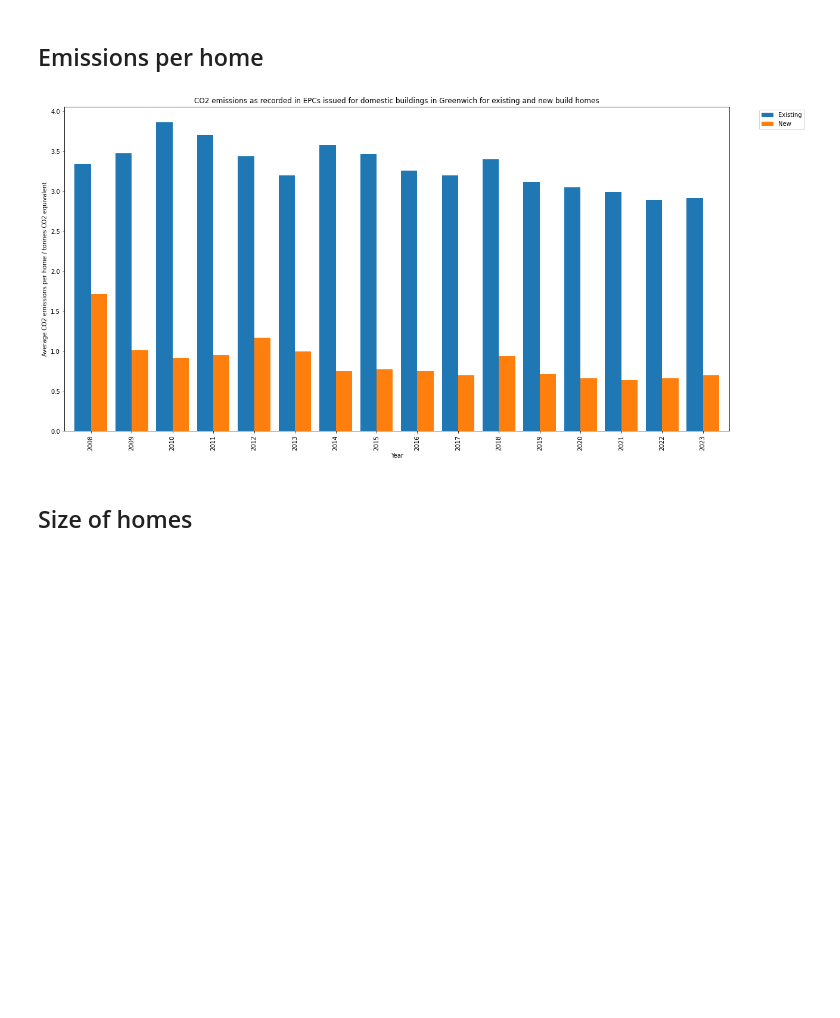
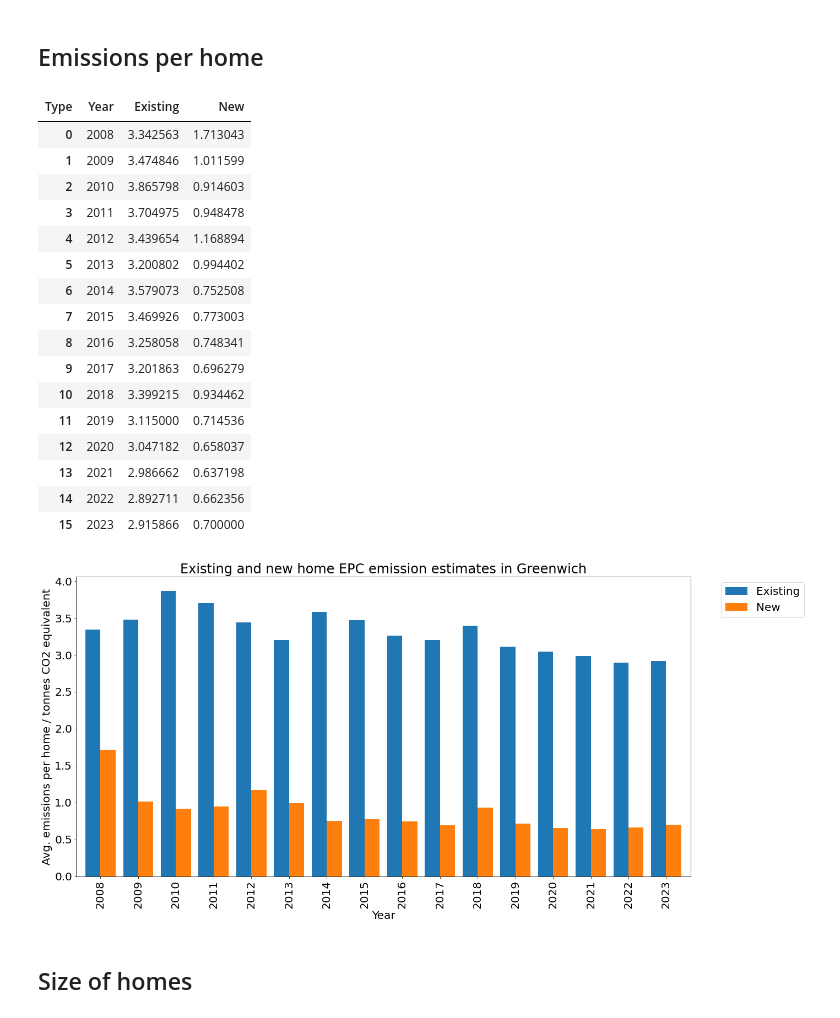
Before and after one commit to greener-greenwich/data, a Jupyter notebook: epc/2023-11-Exploring-EPC.ipynb, the cells around one changed output. Saved outputs shown, nothing was run; the diff lists cells and outputs as text; code cells hidden in the pictures; blank space fills up the shorter version.

```diff
--- a/epc/2023-11-Exploring-EPC.ipynb
+++ b/epc/2023-11-Exploring-EPC.ipynb
@@ -323,13 +323,16 @@ plot_a = regional_ratings_by_year_df[["Year", "A%", "B%", "C%", "D%", "E%", "F%"
 
 plot_a.plot(x = 'Year',
             kind = 'bar',
-            title = 'Percentage ratings of domestic building EPCs issued in ' + relevant_region + ' for existing buildings and new builds',
+            title = 'Ratings of domestic EPCs issued in ' + relevant_region + ' (existing and new builds)',
             stacked = 'True',
             color = ['#82ce92', '#11ba69', '#8dc946', '#fdd502', '#faaf73', '#ed8022', '#ea153e'],
             width = 1)
 
+plt.rcParams["font.size"] = 20
+plt.rcParams["axes.titlesize"] = 24
 plt.rcParams["figure.figsize"] = (20, 10)
-plt.ylabel("EPC Certificates Issued in Year / %")
+plt.gca().set_frame_on(False)
+plt.ylabel("EPCs Issued in Year / %")
 plt.legend(bbox_to_anchor=(1.04, 1), loc="upper left")
 plt.show()
 # %% [output]
@@ -407,18 +413,36 @@ This discrepancy will only become more pronounced as the grid decarbonises, beca
 # %%
 plot_e = pd.pivot_table(regional_new_existing_co2_by_year_df, values = 'CO2 Emissions per home', index='Year', columns = ['Type']).reset_index()
 
+display(plot_e)
 
 plot_e.plot(x = 'Year',
             kind = 'bar',
-            title = 'CO2 emissions as recorded in EPCs issued for domestic buildings in ' + relevant_region + ' for existing and new build homes',
+            title = 'Existing and new home EPC emission estimates in ' + relevant_region,
             width = 0.8)
 
 plt.rcParams["figure.figsize"] = (20, 10)
-plt.ylabel("Average CO2 emissions per home / tonnes CO2 equivalent")
+plt.ylabel("Avg. emissions per home / tonnes CO2 equivalent")
 plt.legend(bbox_to_anchor=(1.04, 1), loc="upper left")
 plt.show()
 # %% [output]
+| Type | Year | Existing | New |
+| 0 | 2008 | 3.342563 | 1.713043 |
+| 1 | 2009 | 3.474846 | 1.011599 |
+| 2 | 2010 | 3.865798 | 0.914603 |
+| 3 | 2011 | 3.704975 | 0.948478 |
+| 4 | 2012 | 3.439654 | 1.168894 |
+| 5 | 2013 | 3.200802 | 0.994402 |
+| 6 | 2014 | 3.579073 | 0.752508 |
+| 7 | 2015 | 3.469926 | 0.773003 |
+| 8 | 2016 | 3.258058 | 0.748341 |
+| 9 | 2017 | 3.201863 | 0.696279 |
+| 10 | 2018 | 3.399215 | 0.934462 |
+| 11 | 2019 | 3.115000 | 0.714536 |
+| 12 | 2020 | 3.047182 | 0.658037 |
+| 13 | 2021 | 2.986662 | 0.637198 |
+| 14 | 2022 | 2.892711 | 0.662356 |
+| 15 | 2023 | 2.915866 | 0.700000 |
-[figure, old version]
+[figure, new version]
 # %% [markdown]
 ## Size of homes
 # %% [markdown]
```
Also changed, not shown: parts of 10 cells of this notebook.
